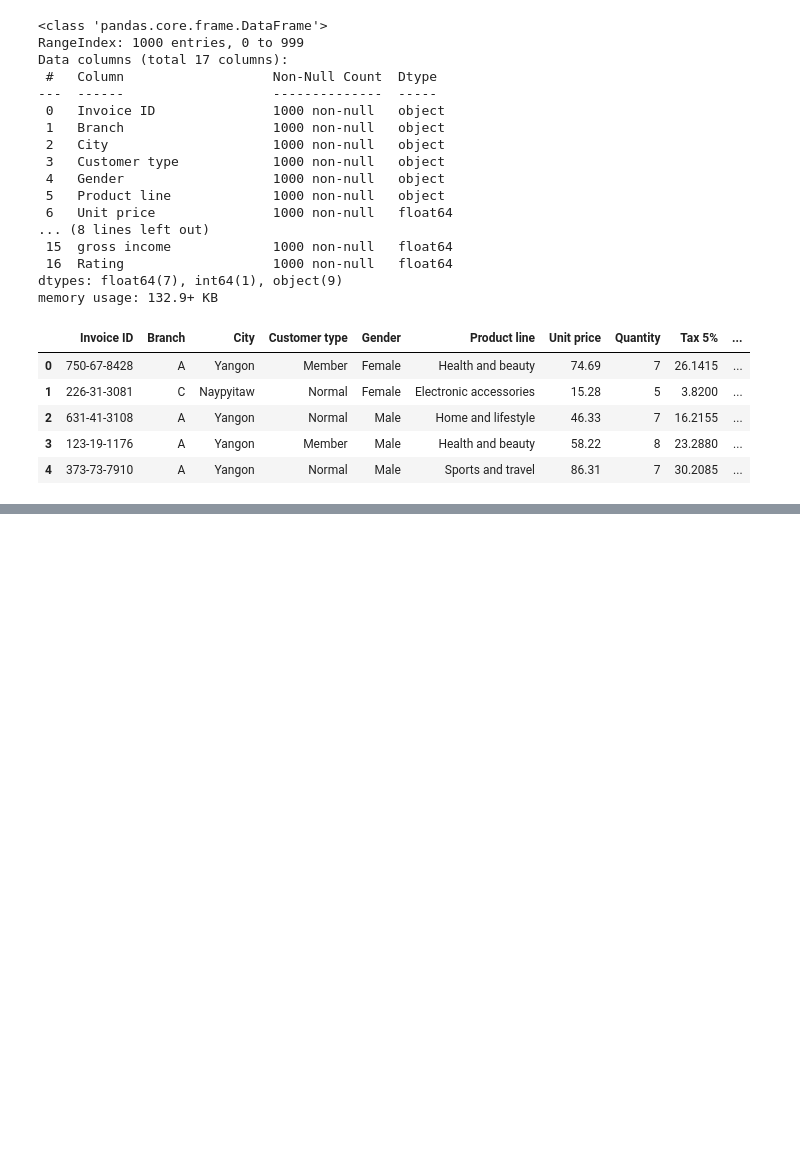
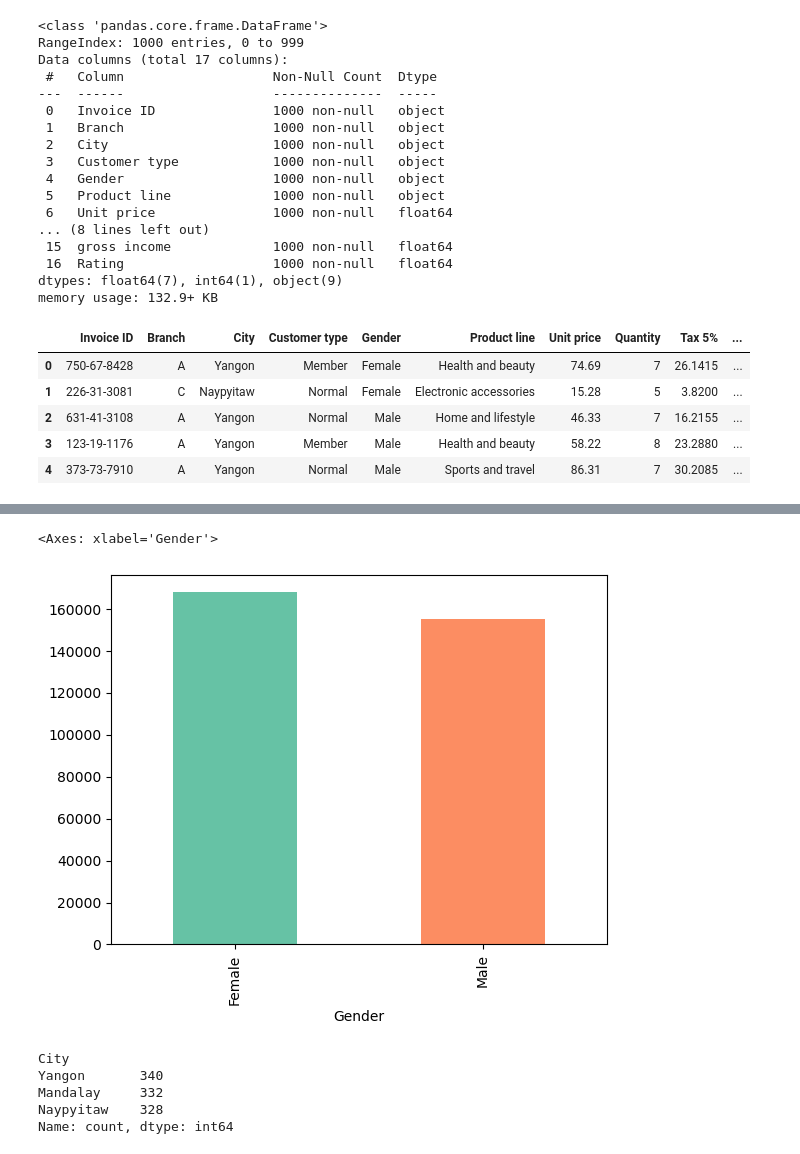
Before and after one commit to shrikant-DS/Supermarket_case_study, a Jupyter notebook: Superstore_EDA.ipynb, the cells around one changed output, grey strips where cells are left out. Cells and saved outputs as stored; diff of their text form; code cells hidden in the pictures; blank space fills up the shorter version.

```diff
--- a/Superstore_EDA.ipynb
+++ b/Superstore_EDA.ipynb
@@ -121,0 +183,13 @@ df['day_of_week'] = df['Date'].dt.day_of_week
+# %%
+df.groupby('Gender')['Sales'].sum().plot.bar(color= sns.color_palette('Set2'))
+# %% [output]
+<Axes: xlabel='Gender'>
+[figure, added]
+# %%
+df['City'].value_counts()
+# %% [output]
+City
+Yangon       340
+Mandalay     332
+Naypyitaw    328
+Name: count, dtype: int64
```
Also changed, not shown: parts of 7 cells of this notebook.
